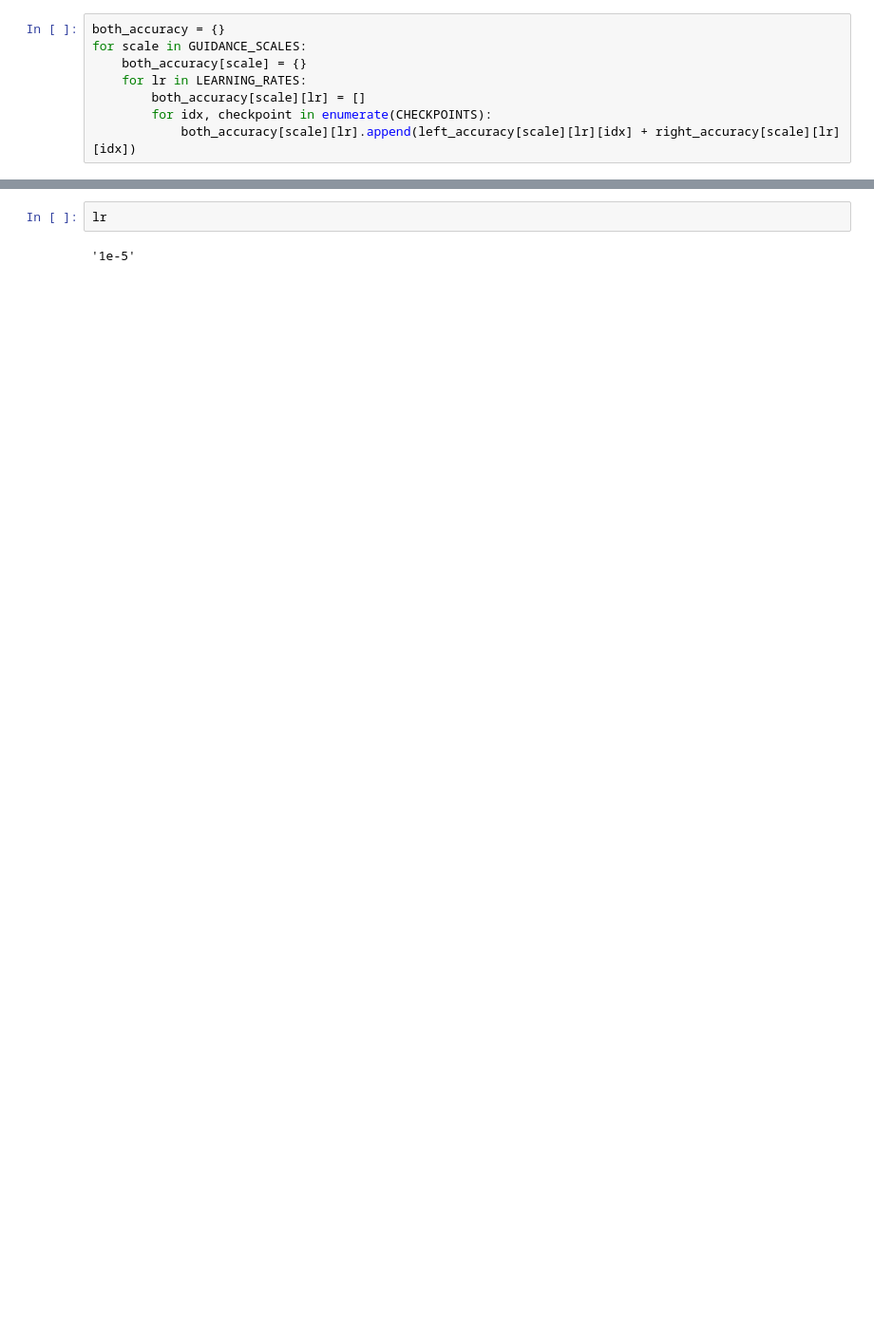
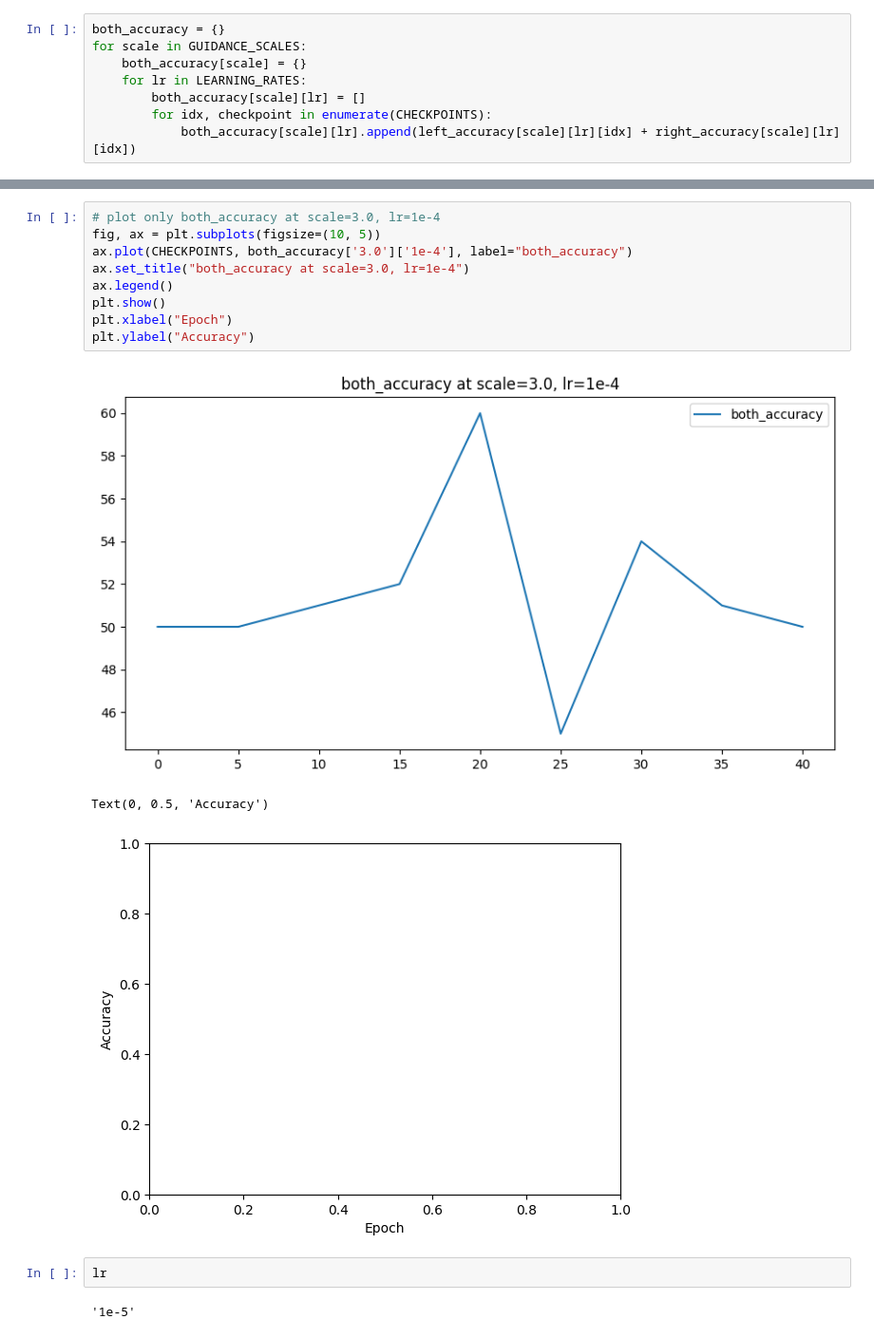
Before and after one commit to pureexe/sd-light-time, a Jupyter notebook: src/20240815/plot_accuracy_face_left_right.ipynb, the cells around one changed output, grey strips where cells are left out. Shown: that part at 95% size. Cells and saved outputs as stored; diff of their text form; blank space fills up the shorter version.

```diff
--- a/src/20240815/plot_accuracy_face_left_right.ipynb
+++ b/src/20240815/plot_accuracy_face_left_right.ipynb
@@ -129,3 +131,16 @@ both_accuracy[scale][lr]
+# %%
+# plot only both_accuracy at scale=3.0, lr=1e-4
+fig, ax = plt.subplots(figsize=(10, 5))
+ax.plot(CHECKPOINTS, both_accuracy['3.0']['1e-4'], label="both_accuracy")
+ax.set_title("both_accuracy at scale=3.0, lr=1e-4")
+ax.legend()
+plt.show()
+plt.xlabel("Epoch")
+plt.ylabel("Accuracy")
+# %% [output]
+[figure, added]
+Text(0, 0.5, 'Accuracy')
+[figure, added]
 # %%
 lr
 # %% [output]
```
Also changed, not shown: parts of 6 cells of this notebook, 9 other files.
